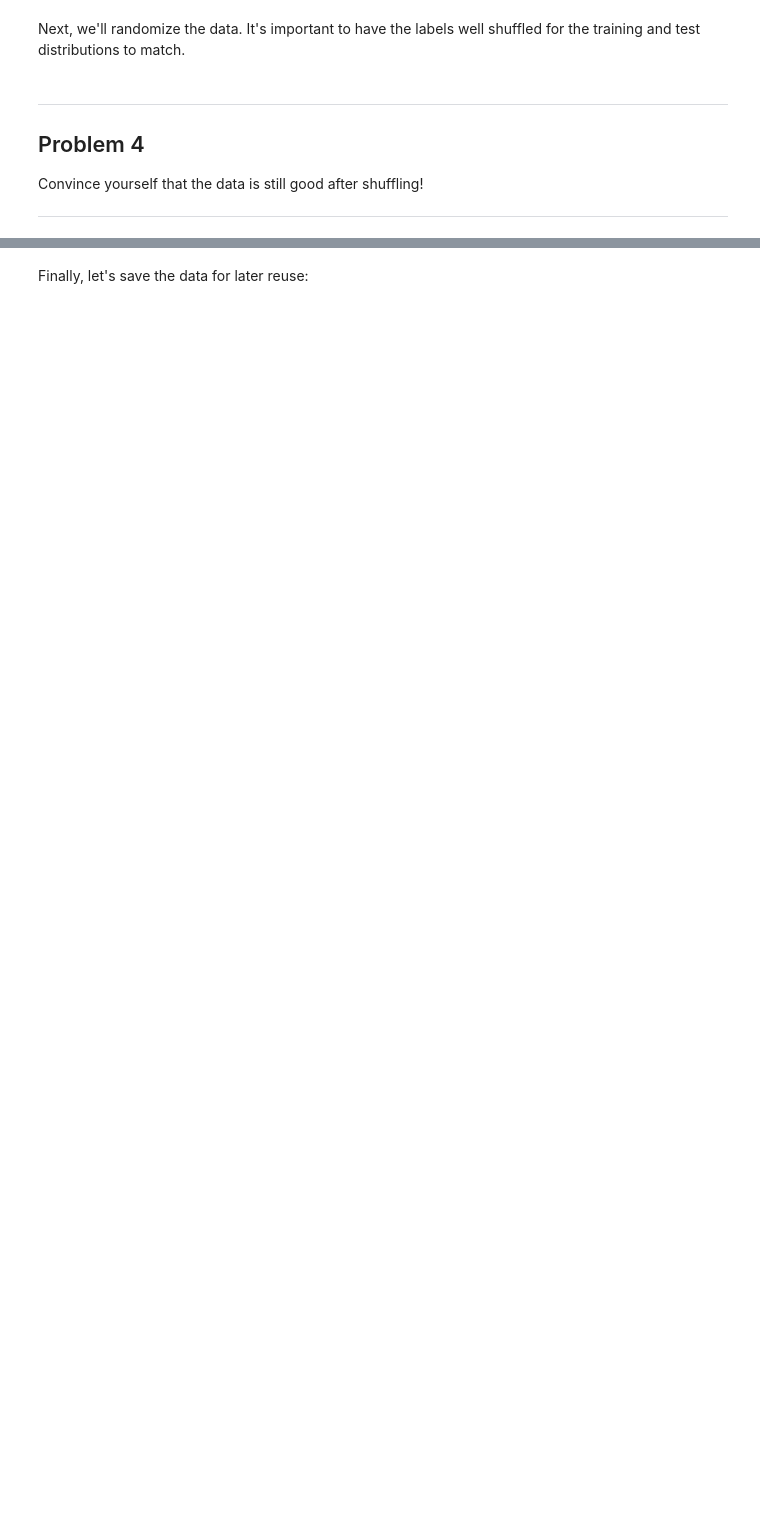
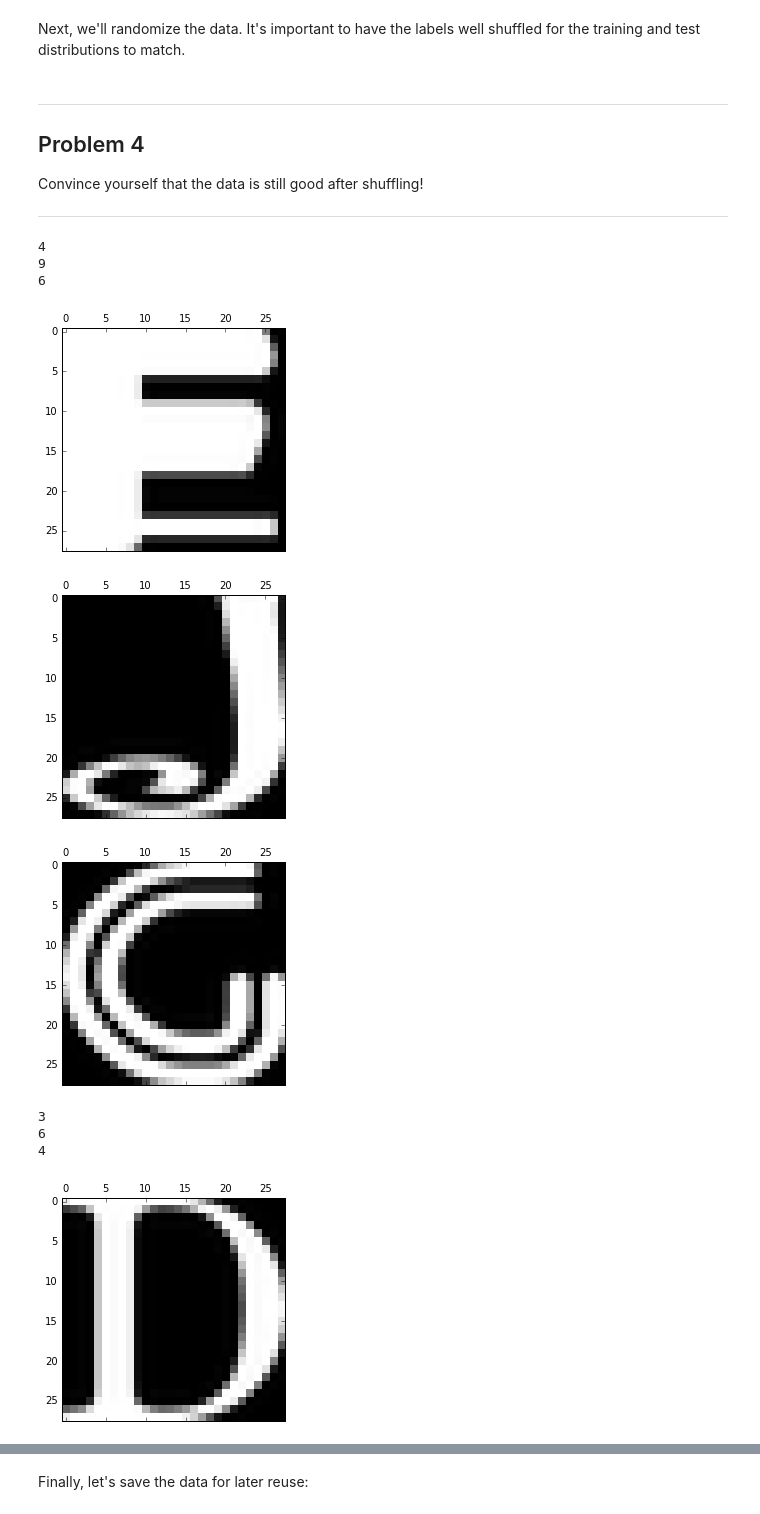
Before and after one commit to balazssimon/ml-playground, a Jupyter notebook: udacity-deep-learning/assignment1/1_notmnist.ipynb, the cells around one changed output, grey strips where cells are left out. Drawn from its saved outputs; the diff is of its cells as text; code cells hidden in the pictures; blank space fills up the shorter version.

```diff
--- a/udacity-deep-learning/assignment1/1_notmnist.ipynb
+++ b/udacity-deep-learning/assignment1/1_notmnist.ipynb
@@ -356,3 +356,24 @@ Problem 4
 Convince yourself that the data is still good after shuffling!
 
 ---
+# %%
+def show_images(dataset, labels, count):
+    for i in range(0,count):
+        print(labels[i])
+        plt.matshow(dataset[i,:,:], cmap=plt.cm.gray)
+    plt.show()
+
+show_images(train_dataset, train_labels, 3)
+show_images(test_dataset, test_labels, 3)
+show_images(valid_dataset, valid_labels, 3)
+# %% [output]
+4
+9
+6
+[figure, added]
+[figure, added]
+[figure, added]
+3
+6
+4
+[figure, added]
```
Also changed, not shown: parts of 3 cells of this notebook, 1 other file.
